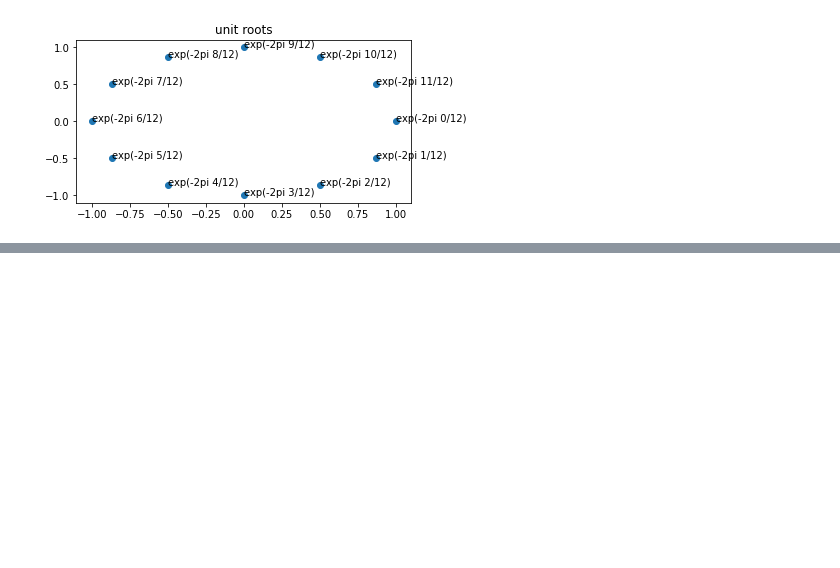
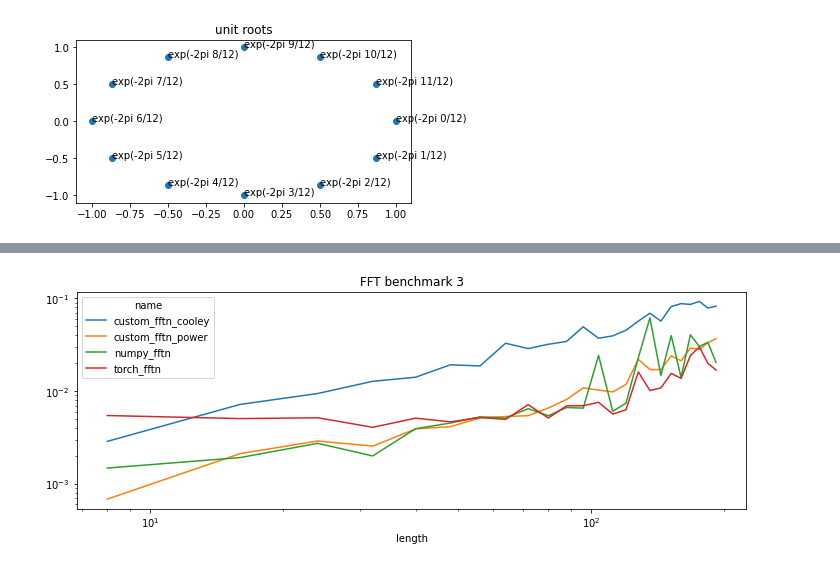
Before and after one commit to sdpython/mlprodict, a Jupyter notebook: _doc/notebooks/onnx_ffts.ipynb, the cells around one changed output, grey strips where cells are left out. Saved outputs shown, nothing was run; the diff lists cells and outputs as text; code cells hidden in the pictures; blank space fills up the shorter version.

```diff
--- a/_doc/notebooks/onnx_ffts.ipynb
+++ b/_doc/notebooks/onnx_ffts.ipynb
@@ -617,0 +621,6 @@ Arrays are not almost equal to 5 decimals
+# %%
+df = benchmark({
+    'numpy_fftn': numpy_fftn, 'torch_fftn': torch_fftn,
+    'custom_fftn_power': custom_fftn_power, 'custom_fftn_cooley': custom_fftn_cooley})
+piv = df.pivot("length", "name", "average")
+piv[:5]
@@ -617,0 +635,4 @@ Arrays are not almost equal to 5 decimals
+# %%
+piv.plot(logy=True, logx=True, title="FFT benchmark 3", figsize=(12, 4));
+# %% [output]
+[figure, added]
```
Also changed, not shown: parts of 21 cells of this notebook.
